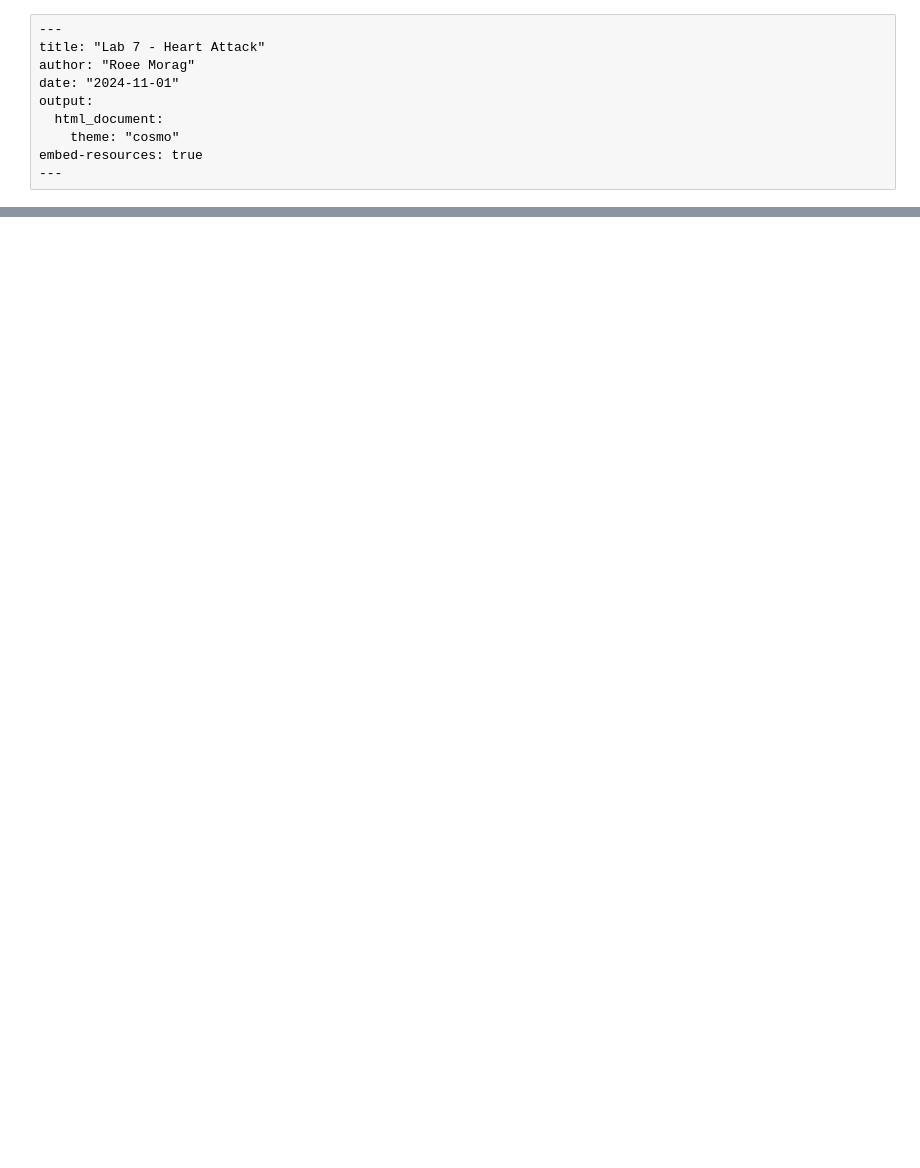
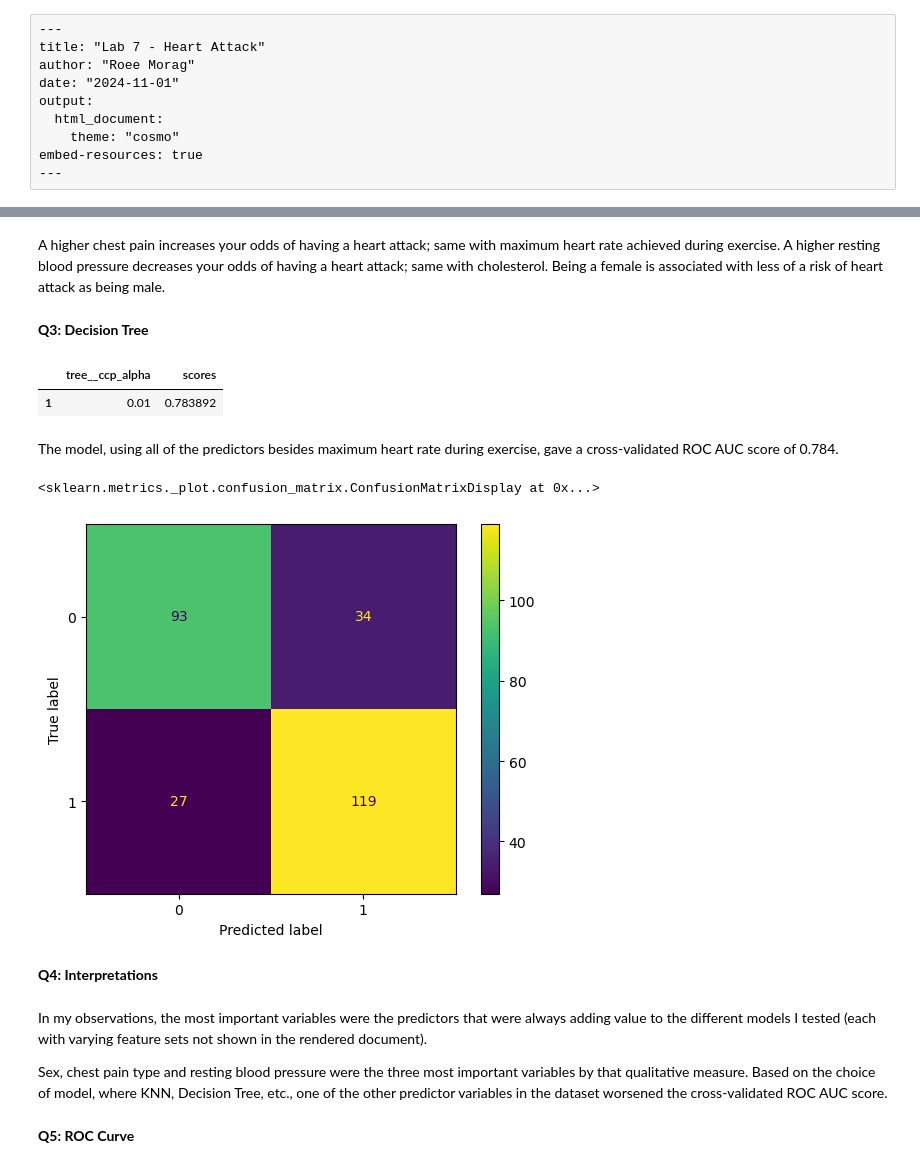
Before and after one commit to r-morag/Labs---GSB-544, a Jupyter notebook: lab_7.ipynb, the cells around one changed output, grey strips where cells are left out. Cells and saved outputs as stored; diff of their text form; code cells hidden in the pictures; blank space fills up the shorter version.

```diff
--- a/lab_7.ipynb
+++ b/lab_7.ipynb
@@ -54,0 +219,4 @@ pd.crosstab(df_heart["sex"], df_heart["output"], normalize=True)
+# %% [markdown]
+A higher chest pain increases your odds of having a heart attack; same with maximum heart rate achieved during exercise. A higher resting blood pressure decreases your odds of having a heart attack; same with cholesterol. Being a female is associated with less of a risk of heart attack as being male.
+# %% [markdown]
+**Q3: Decision Tree**
@@ -54,0 +242,45 @@ pd.crosstab(df_heart["sex"], df_heart["output"], normalize=True)
+# %%
+# Trying all sorts of different variable combinations. Output shown is the best model.
+
+X = df_heart.drop(["output", "thalach"], axis=1)
+y= df_heart["output"]
+
+pipeline = Pipeline(
+  [("selection", ct),
+  ("tree", DecisionTreeClassifier())]
+).set_output(transform="pandas")
+
+alphas = {"tree__ccp_alpha": [0.001, 0.01, 0.1, 0.2, 0.5, 1, 5, 10]}
+
+gscv = GridSearchCV(pipeline, alphas, cv=5, scoring="roc_auc")
+
+gscv_fitted = gscv.fit(X, y)
+
+params_df = pd.DataFrame(gscv_fitted.cv_results_["params"])
+results_df = params_df.assign(scores=gscv_fitted.cv_results_["mean_test_score"])
+results_df.sort_values(by="scores", ascending=False).head(n=1)
+# %% [output]
+|  | tree__ccp_alpha | scores |
+| 1 | 0.01 | 0.783892 |
+# %% [markdown]
+The model, using all of the predictors besides maximum heart rate during exercise, gave a cross-validated ROC AUC score of 0.784.
+# %%
+pipeline = Pipeline(
+  [("selection", ct),
+  ("tree", DecisionTreeClassifier(ccp_alpha=0.01))]
+).set_output(transform="pandas")
+# %%
+y_pred = cross_val_predict(pipeline, X, y, cv=5)
+cm = confusion_matrix(y, y_pred)
+ConfusionMatrixDisplay(confusion_matrix=cm, display_labels=np.unique(y)).plot()
+# %% [output]
+<sklearn.metrics._plot.confusion_matrix.ConfusionMatrixDisplay at 0x...>
+[figure, added]
+# %% [markdown]
+**Q4: Interpretations**
+# %% [markdown]
+In my observations, the most important variables were the predictors that were always adding value to the different models I tested (each with varying feature sets not shown in the rendered document).
+
+Sex, chest pain type and resting blood pressure were the three most important variables by that qualitative measure. Based on the choice of model, where KNN, Decision Tree, etc., one of the other predictor variables in the dataset worsened the cross-validated ROC AUC score.
+# %% [markdown]
+**Q5: ROC Curve**
```
Also changed, not shown: parts of 26 cells of this notebook, 1 other file.
